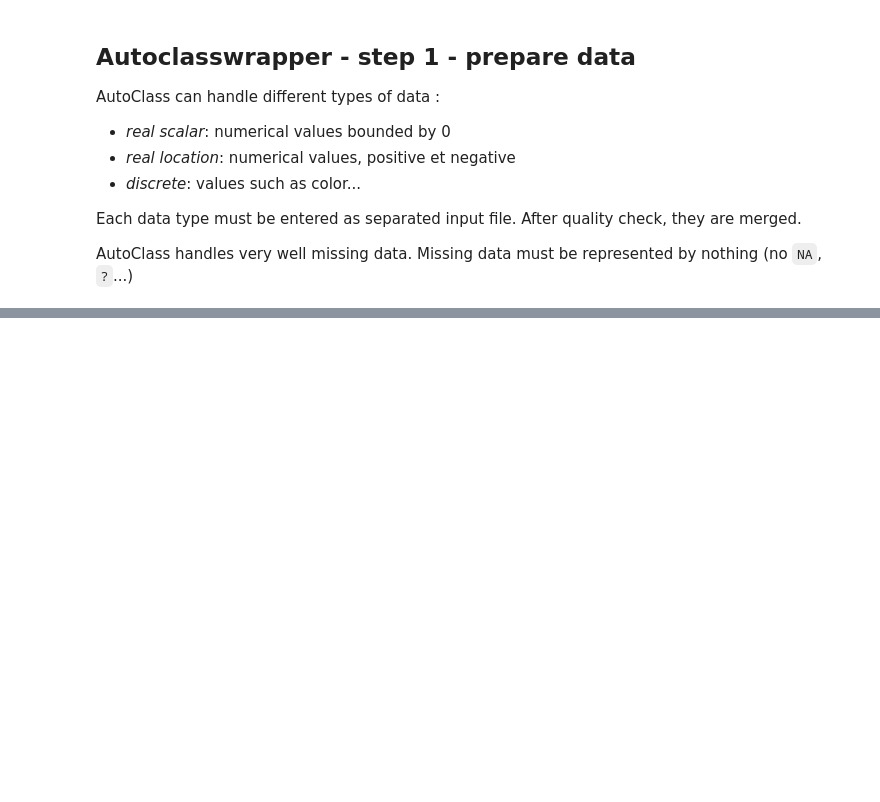
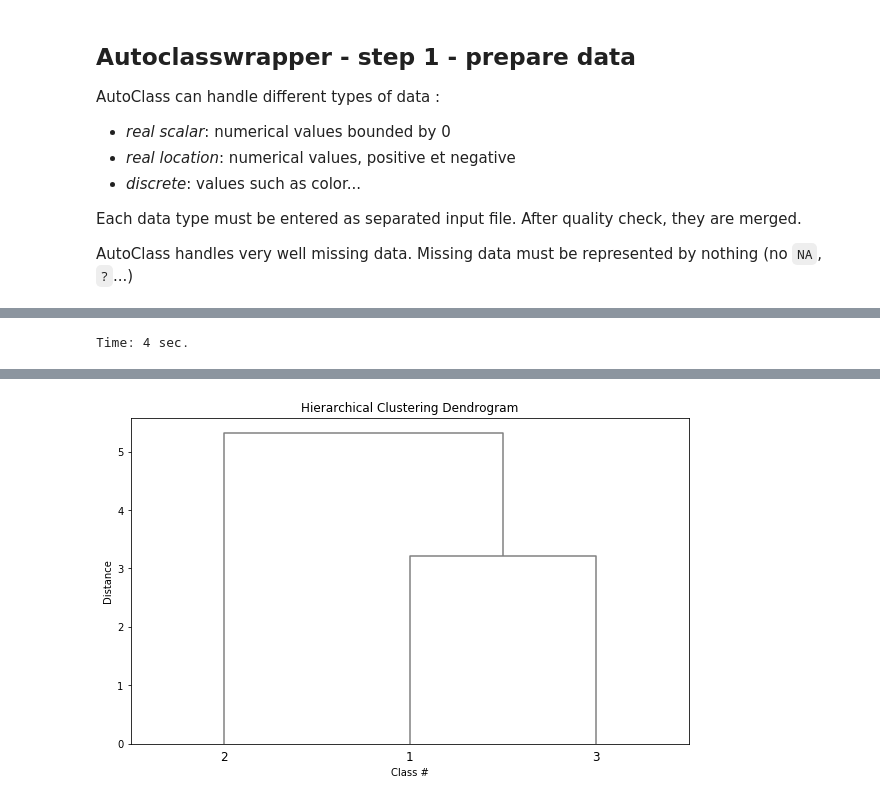
Before and after one commit to pierrepo/autoclasswrapper, a Jupyter notebook: demo/demo.ipynb, the cells around one changed output, grey strips where cells are left out. Drawn from its saved outputs; the diff is of its cells as text; code cells hidden in the pictures; blank space fills up the shorter version.

```diff
--- a/demo/demo.ipynb
+++ b/demo/demo.ipynb
@@ -174,0 +158,19 @@ results.wrap_outputs()
+# %%
+timer = 0
+step = 2
+while not Path("autoclass-run-success").exists():
+    timer += step
+    sys.stdout.write("\r")
+    sys.stdout.write("Time: {} sec.".format(timer))
+    sys.stdout.flush()
+    time.sleep(step)
+
+results = wrapper.Output()
+results.extract_results()
+results.aggregate_input_data()
+results.write_cdt()
+results.write_cdt(with_proba=True)
+results.write_class_stats()
+results.write_dendrogram()
+# %% [output]
+Time: 4 sec.
@@ -175,3 +185,4 @@ results.wrap_outputs()
+[figure, added]
 # %%
 df_res = pd.read_csv("clust_out.tsv", sep="\t")
 # %%
```
Also changed, not shown: parts of 17 cells of this notebook.
